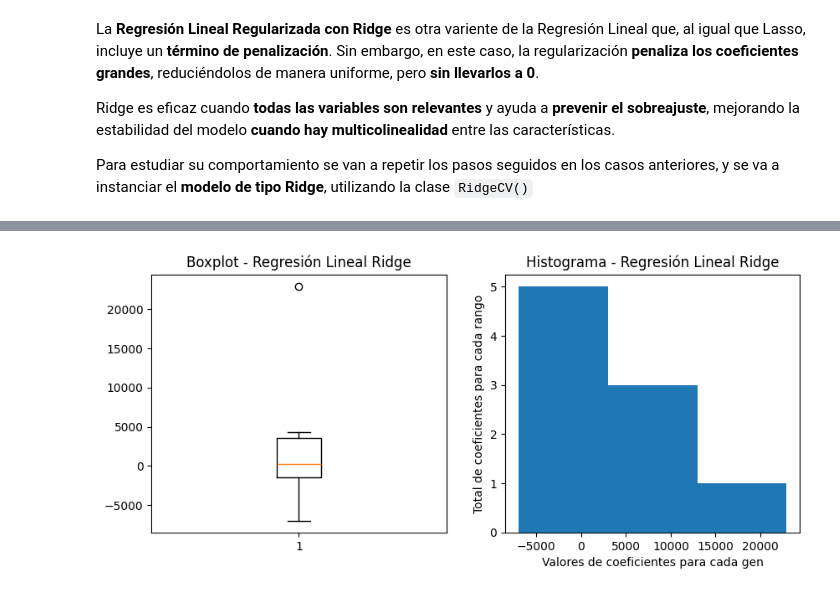
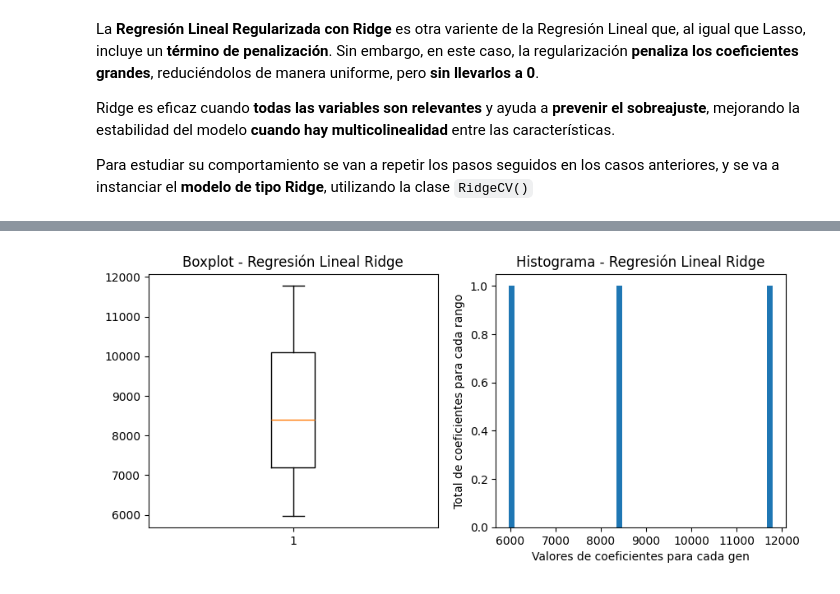
Before and after one commit to 4GeeksAcademy/regularized-linear-regression-python-project-tutorial-clara, a Jupyter notebook: src/explore.ipynb, the cells around one changed output, grey strips where cells are left out. Drawn from its saved outputs; the diff is of its cells as text; code cells hidden in the pictures.

Commit message:
Regresión Lineal Regularizada - Clara Arribas

```diff
--- a/src/explore.ipynb
+++ b/src/explore.ipynb
@@ -226,7 +272,7 @@ Para ello, se va a utilizar un modelo de regresión basado en **XGBoost**, un al
 y = df_clean ['Obesity_number'];
 
 # Se guardan las variables independientes en una matrix, eliminando las características relacionadas con la dependiente:
-X = df_clean.drop(['Obesity_number','Obesity_prevalence', 'Obesity_Lower 95% CI', 'Obesity_Upper 95% CI'], axis = 1);
+X = df_clean.drop(['Obesity_number','Obesity_prevalence', 'Obesity_Lower 95% CI', 'Obesity_Upper 95% CI', 'anycondition_number', 'TOT_POP'], axis = 1);
 
 # Se realiza la partición, explicitando el tamaño del test set:
 X_train, X_test, y_train, y_test = train_test_split(X, y, test_size = 0.2, random_state = 42);
@@ -290,0 +353,4 @@ dtype: float64
+# %%
+# Se eliminan las dos características con menos importancia, debido a su alto VIF:
+X_train = X_train.drop(columns=['Unemployed_2018', 'Civilian_labor_force_2018']);
+X_test = X_test.drop(columns=['Unemployed_2018', 'Civilian_labor_force_2018']);
@@ -301,0 +374,4 @@ sns.heatmap(corr, mask=mask, annot=True, cmap='coolwarm', linewidths=0.5, fmt='.
+# %%
+# Se eliminan las características con una colinealidad alta:
+X_train = X_train.drop(columns=['CKD_number', 'county_pop2018_18 and older'])
+X_test = X_test.drop(columns=['CKD_number', 'county_pop2018_18 and older'])
@@ -449,7 +557,7 @@ Ridge es eficaz cuando **todas las variables son relevantes** y ayuda a **preven
 Para estudiar su comportamiento se van a repetir los pasos seguidos en los casos anteriores, y se va a instanciar el **modelo de tipo Ridge**, utilizando la clase `RidgeCV()`
 # %%
 # Se crea y ajusta el modelo de Regresión Lineal Ridge con el conjunto de train:
-lineal_ridge_model = RidgeCV(alphas=np.logspace(-6, 6, 10), cv=5).fit(X_train_sc, y_train);
+lineal_ridge_model = RidgeCV(alphas=np.logspace(-100, 100, 50), cv=5).fit(X_train_sc, y_train);
 
 # Se obtiene la predicción de la variable objetivo en el conjunto de train:
 yhat_train_ridge = lineal_ridge_model.predict(X_train_sc);
@@ -467,19 +583,19 @@ get_metrics(yhat_test_ridge, y_test, yhat_train_ridge, y_train)
 # %%
 # Se traza la figura para los gráficos:
 plt.figure(figsize=(10, 4));
 
 # Boxplot:
 plt.subplot(1, 2, 1);
 plt.boxplot(lineal_ridge_model.coef_);
 plt.title('Boxplot - Regresión Lineal Ridge');
 
 # Histograma:
 plt.subplot(1, 2, 2);
-plt.hist(lineal_ridge_model.coef_, int(round(np.sqrt(len(lineal_ridge_model.coef_)), 0)));
+plt.hist(lineal_ridge_model.coef_, int(round(np.sqrt(len(X_train_sc)), 0)));
 plt.xlabel('Valores de coeficientes para cada gen');
 plt.ylabel('Total de coeficientes para cada rango');
 plt.title('Histograma - Regresión Lineal Ridge');
 
 plt.show();
 # %% [output]
-[figure, old version]
+[figure, new version]
```
Also changed, not shown: parts of 39 cells of this notebook.
